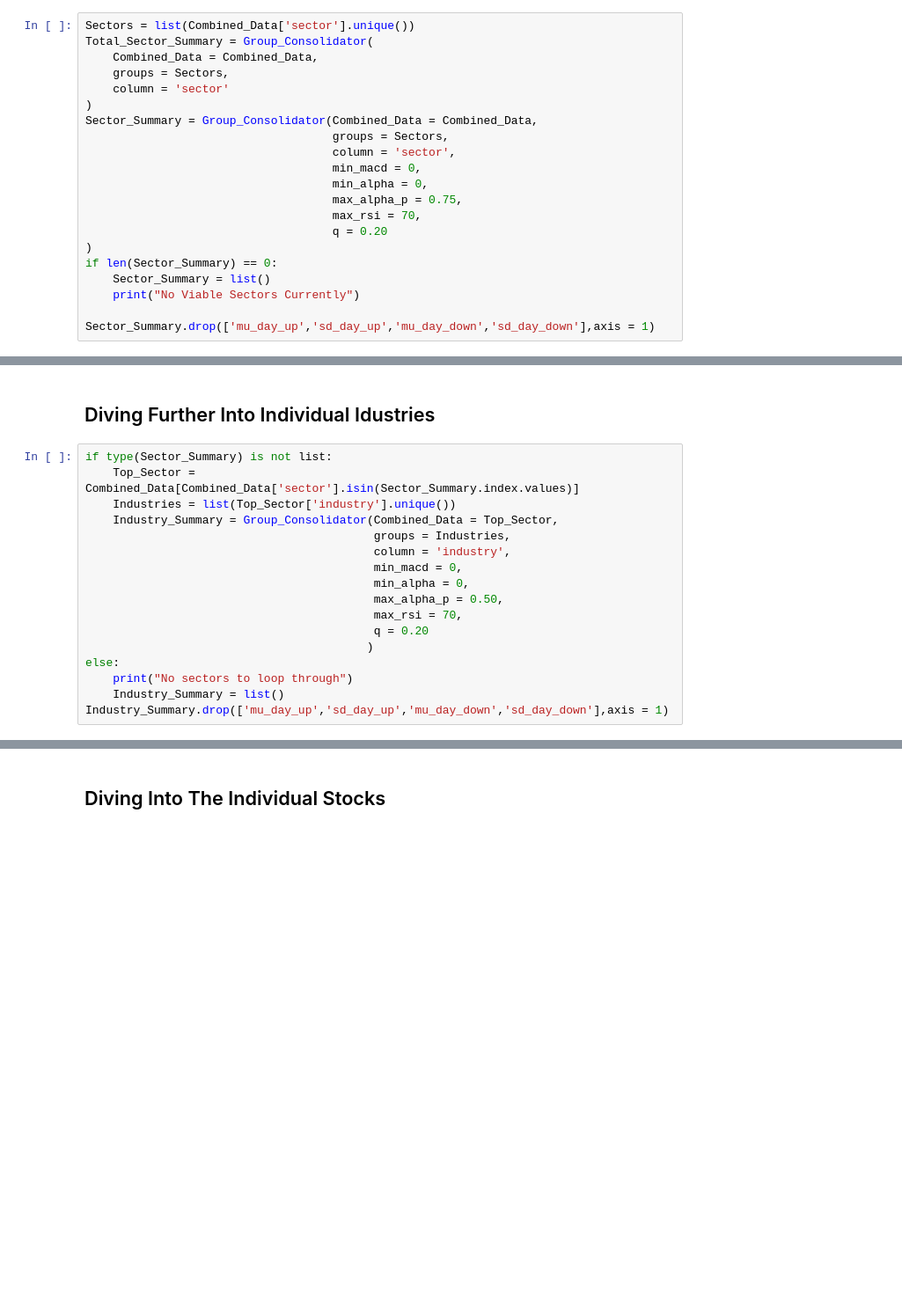
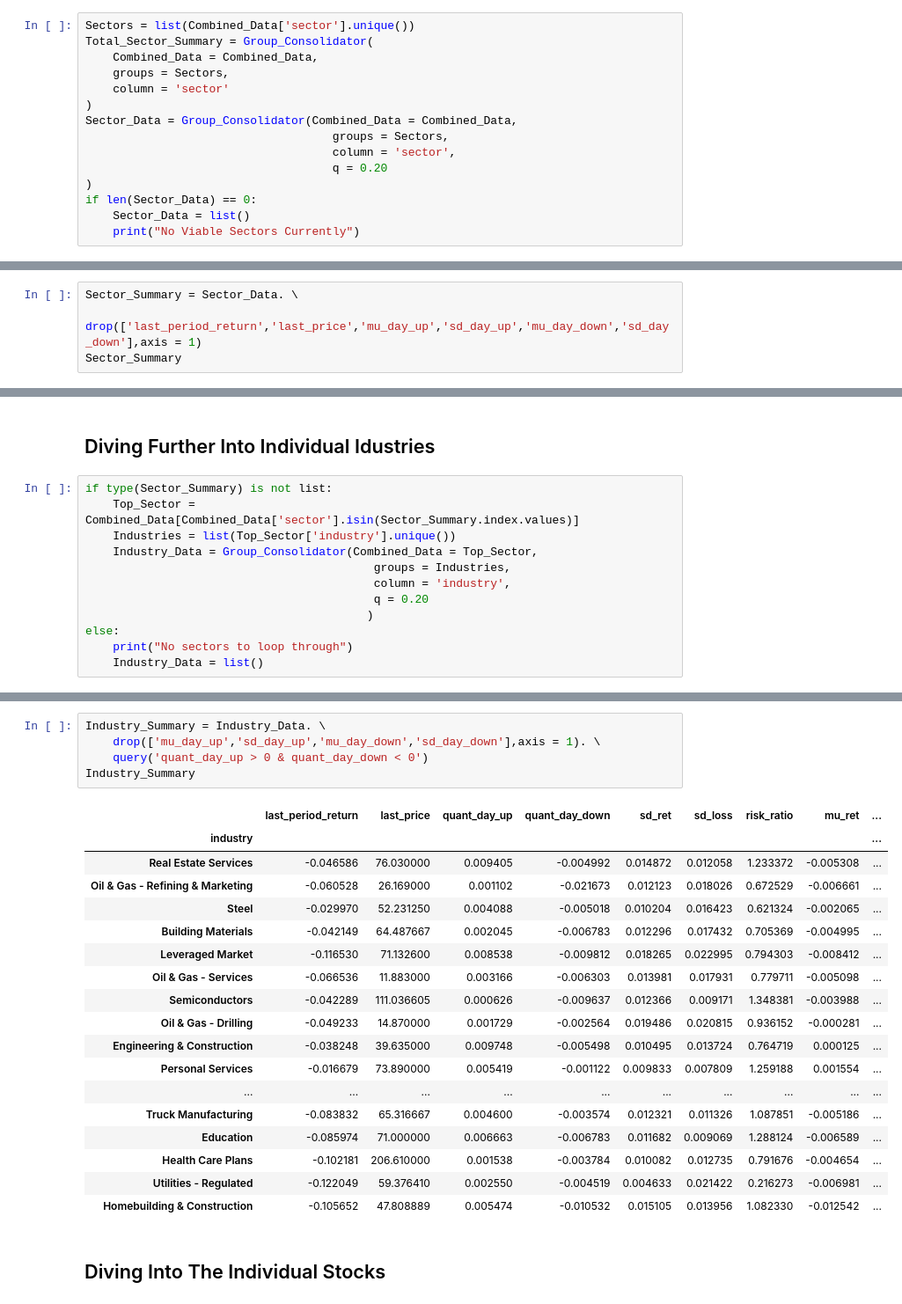
Before and after one commit to webclinic017/Stock-Strategy-Exploration, a Jupyter notebook: Python/Automated-Investing.ipynb, the cells around one changed output, grey strips where cells are left out. Shown: that part at 88% size. Saved outputs shown, nothing was run; the diff lists cells and outputs as text; blank space fills up the shorter version.

```diff
--- a/Python/Automated-Investing.ipynb
+++ b/Python/Automated-Investing.ipynb
@@ -253,17 +336,11 @@ Total_Sector_Summary = Group_Consolidator(
     groups = Sectors,
     column = 'sector'
 )
-Sector_Summary = Group_Consolidator(Combined_Data = Combined_Data,
+Sector_Data = Group_Consolidator(Combined_Data = Combined_Data,
                                     groups = Sectors,
                                     column = 'sector',
-                                    min_macd = 0,
-                                    min_alpha = 0,
-                                    max_alpha_p = 0.75,
-                                    max_rsi = 70,
                                     q = 0.20
 )
-if len(Sector_Summary) == 0:
-    Sector_Summary = list()
+if len(Sector_Data) == 0:
+    Sector_Data = list()
     print("No Viable Sectors Currently")
-
-Sector_Summary.drop(['mu_day_up','sd_day_up','mu_day_down','sd_day_down'],axis = 1)
@@ -274,0 +347,4 @@ Sector_Summary.drop(['mu_day_up','sd_day_up','mu_day_down','sd_day_down'],axis =
+# %%
+Sector_Summary = Sector_Data. \
+        drop(['last_period_return','last_price','mu_day_up','sd_day_up','mu_day_down','sd_day_down'],axis = 1)
+Sector_Summary
@@ -278,16 +369,11 @@ Sector_Summary.drop(['mu_day_up','sd_day_up','mu_day_down','sd_day_down'],axis =
 if type(Sector_Summary) is not list:
     Top_Sector = Combined_Data[Combined_Data['sector'].isin(Sector_Summary.index.values)]
     Industries = list(Top_Sector['industry'].unique())
-    Industry_Summary = Group_Consolidator(Combined_Data = Top_Sector,
+    Industry_Data = Group_Consolidator(Combined_Data = Top_Sector,
                                           groups = Industries,
                                           column = 'industry',
-                                          min_macd = 0,
-                                          min_alpha = 0,
-                                          max_alpha_p = 0.50,
-                                          max_rsi = 70,
                                           q = 0.20
                                          )
 else:
     print("No sectors to loop through")
-    Industry_Summary = list()
-Industry_Summary.drop(['mu_day_up','sd_day_up','mu_day_down','sd_day_down'],axis = 1)
+    Industry_Data = list()
@@ -303,3 +380,27 @@ Industry_Summary.drop(['mu_day_up','sd_day_up','mu_day_down','sd_day_down'],axis
+# %%
+Industry_Summary = Industry_Data. \
+    drop(['mu_day_up','sd_day_up','mu_day_down','sd_day_down'],axis = 1). \
+    query('quant_day_up > 0 & quant_day_down < 0')
+Industry_Summary
+# %% [output]
+|  | last_period_return | last_price | quant_day_up | quant_day_down | sd_ret | sd_loss | risk_ratio | mu_ret | ... |
+| industry |  |  |  |  |  |  |  |  | ... |
+| Real Estate Services | -0.046586 | 76.030000 | 0.009405 | -0.004992 | 0.014872 | 0.012058 | 1.233372 | -0.005308 | ... |
+| Oil & Gas - Refining & Marketing | -0.060528 | 26.169000 | 0.001102 | -0.021673 | 0.012123 | 0.018026 | 0.672529 | -0.006661 | ... |
+| Steel | -0.029970 | 52.231250 | 0.004088 | -0.005018 | 0.010204 | 0.016423 | 0.621324 | -0.002065 | ... |
+| Building Materials | -0.042149 | 64.487667 | 0.002045 | -0.006783 | 0.012296 | 0.017432 | 0.705369 | -0.004995 | ... |
+| Leveraged Market | -0.116530 | 71.132600 | 0.008538 | -0.009812 | 0.018265 | 0.022995 | 0.794303 | -0.008412 | ... |
+| Oil & Gas - Services | -0.066536 | 11.883000 | 0.003166 | -0.006303 | 0.013981 | 0.017931 | 0.779711 | -0.005098 | ... |
+| Semiconductors | -0.042289 | 111.036605 | 0.000626 | -0.009637 | 0.012366 | 0.009171 | 1.348381 | -0.003988 | ... |
+| Oil & Gas - Drilling | -0.049233 | 14.870000 | 0.001729 | -0.002564 | 0.019486 | 0.020815 | 0.936152 | -0.000281 | ... |
+| Engineering & Construction | -0.038248 | 39.635000 | 0.009748 | -0.005498 | 0.010495 | 0.013724 | 0.764719 | 0.000125 | ... |
+| Personal Services | -0.016679 | 73.890000 | 0.005419 | -0.001122 | 0.009833 | 0.007809 | 1.259188 | 0.001554 | ... |
+| ... | ... | ... | ... | ... | ... | ... | ... | ... | ... |
+| Truck Manufacturing | -0.083832 | 65.316667 | 0.004600 | -0.003574 | 0.012321 | 0.011326 | 1.087851 | -0.005186 | ... |
+| Education | -0.085974 | 71.000000 | 0.006663 | -0.006783 | 0.011682 | 0.009069 | 1.288124 | -0.006589 | ... |
+| Health Care Plans | -0.102181 | 206.610000 | 0.001538 | -0.003784 | 0.010082 | 0.012735 | 0.791676 | -0.004654 | ... |
+| Utilities - Regulated | -0.122049 | 59.376410 | 0.002550 | -0.004519 | 0.004633 | 0.021422 | 0.216273 | -0.006981 | ... |
+| Homebuilding & Construction | -0.105652 | 47.808889 | 0.005474 | -0.010532 | 0.015105 | 0.013956 | 1.082330 | -0.012542 | ... |
 # %% [markdown]
 ## Diving Into The Individual Stocks
 # %%
```
Also changed, not shown: parts of 21 cells of this notebook, 6 other files.
